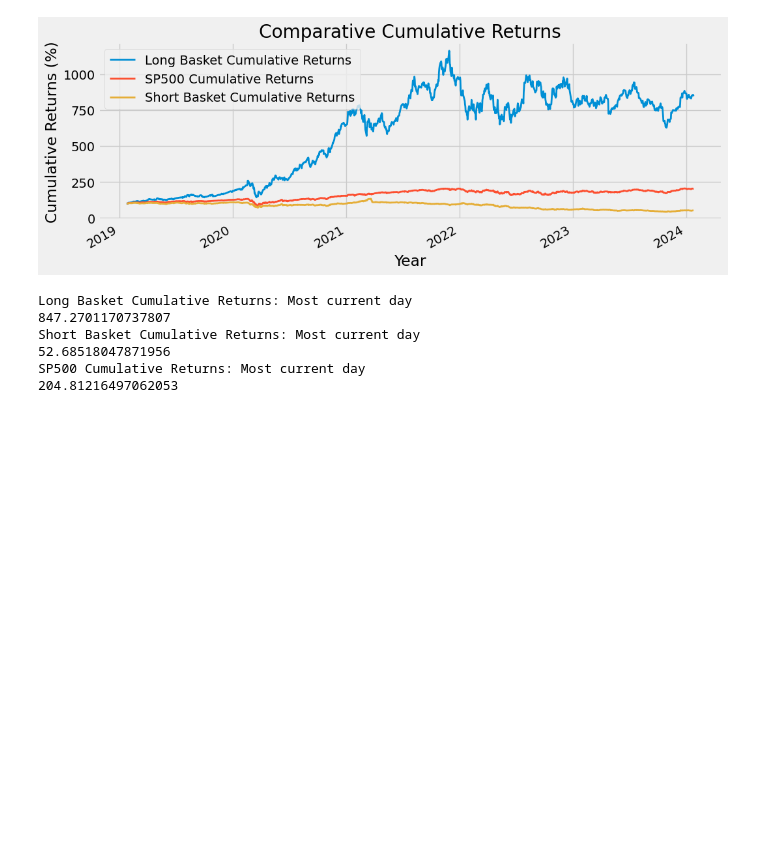
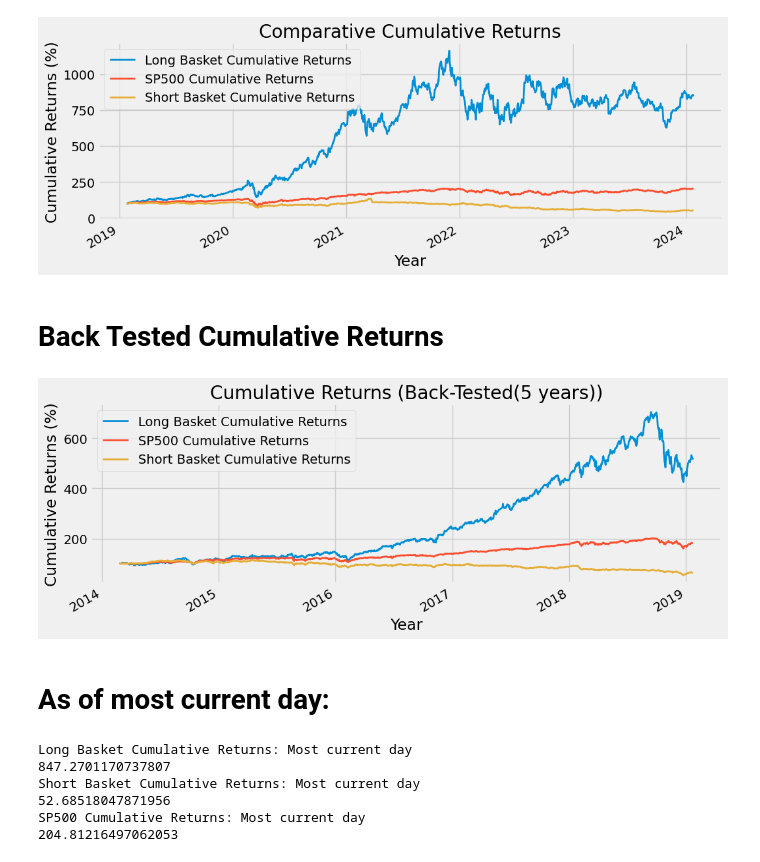
Before and after one commit to CCNY-Analytics-and-Quant/Quantative-Finance-Repo, a Jupyter notebook: Berry-Cox-Baskets/final_project.ipynb, the cells around one changed output. Saved outputs shown, nothing was run; the diff lists cells and outputs as text; code cells hidden in the pictures; blank space fills up the shorter version.

```diff
--- a/Berry-Cox-Baskets/final_project.ipynb
+++ b/Berry-Cox-Baskets/final_project.ipynb
@@ -231,6 +231,28 @@ plt.ylabel('Cumulative Returns (%)')
 plt.show()
 # %% [output]
 [figure]
+# %% [markdown]
+# Back Tested Cumulative Returns
+# %%
+# Calculate the cumulative returns for the SP500, long basket, and short basket
+cumulative_returns_past_5y = calculate_cumulative_returns(lagged_closed_price_past_5y)
+long_cumulative_returns_past_5y = calculate_cumulative_returns(long_lagged_closed_price_past_5y)
+short_cumulative_returns_past_5y = calculate_cumulative_returns(short_lagged_closed_price_past_5y)
+plt.style.use('fivethirtyeight')
+plt.figure(figsize=(11,4))
+long_cumulative_returns_past_5y.plot(label='Long Basket Cumulative Returns', lw=2) # lw is line width
+cumulative_returns_past_5y.plot(label='SP500 Cumulative Returns', lw =2)
+short_cumulative_returns_past_5y.plot(label='Short Basket Cumulative Returns', lw=2)
+
+plt.legend()
+plt.title('Cumulative Returns (Back-Tested(5 years))')
+plt.xlabel('Year')
+plt.ylabel('Cumulative Returns (%)')
+plt.show()
+# %% [output]
+[figure, added]
+# %% [markdown]
+# As of most current day:
 # %%
 print("Long Basket Cumulative Returns: Most current day")
 print(long_cumulative_returns[-1])
```
Also changed, not shown: parts of 4 cells of this notebook.
